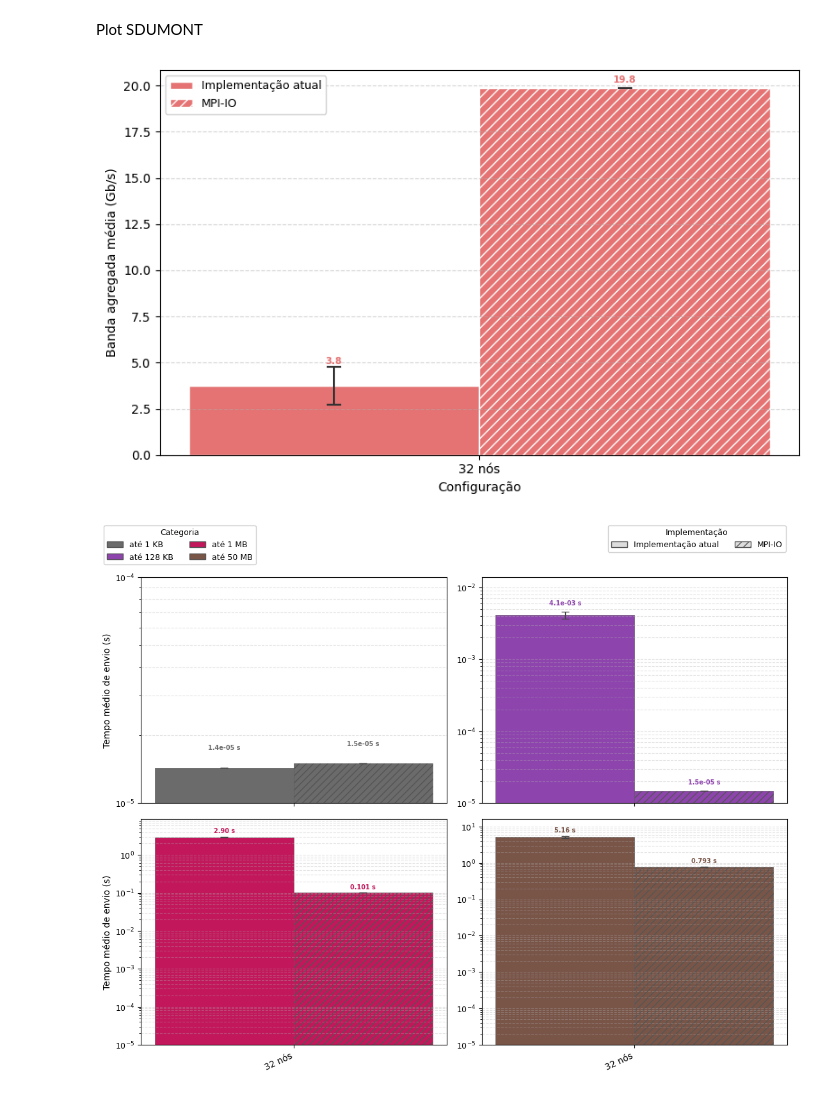
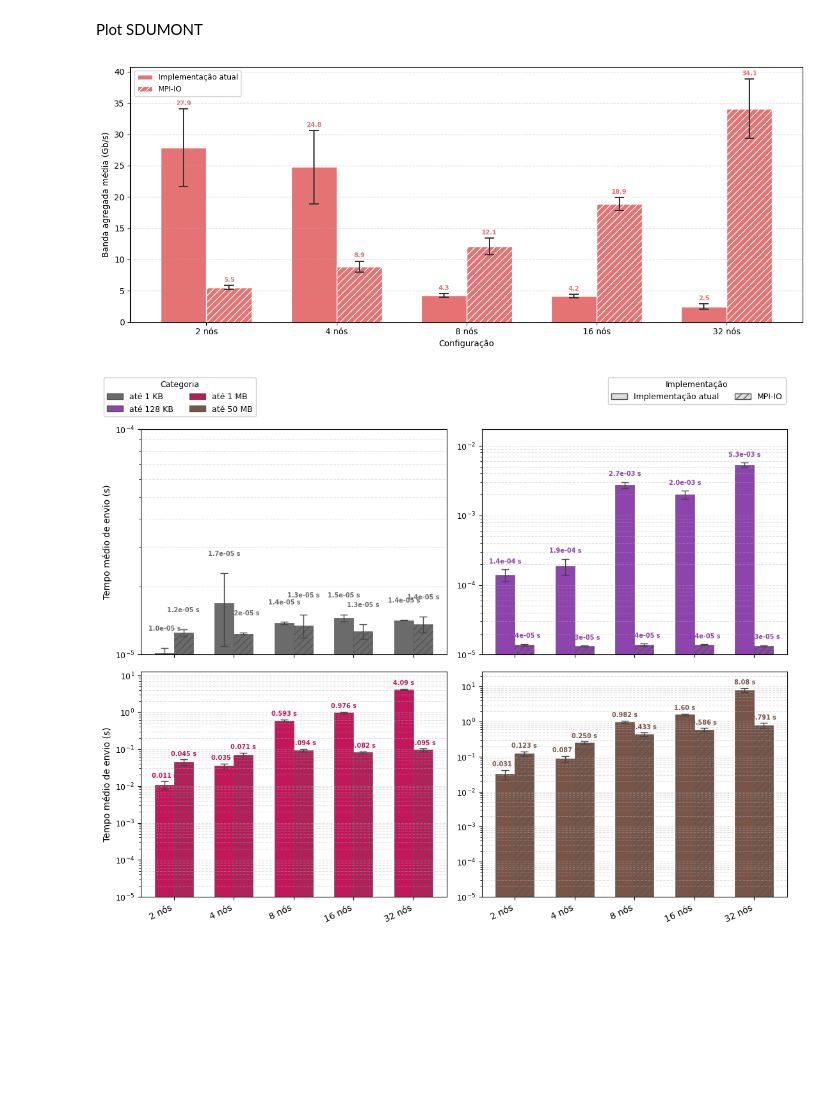
Before and after one commit to mbrcruz/PlotMPI, a Jupyter notebook: PlotResults/PlotResults.ipynb, the cells around one changed output. Saved outputs shown, nothing was run; the diff lists cells and outputs as text; code cells hidden in the pictures; blank space fills up the shorter version.

```diff
--- a/PlotResults/PlotResults.ipynb
+++ b/PlotResults/PlotResults.ipynb
@@ -261,24 +250,24 @@ Plot SDUMONT
 # %%
 from MyPlot import *
 import os
 import numpy as np
 import matplotlib.pyplot as plt
 
 
 p1 =  MyPlot(os.path.join(path_dados_sdumont, "2-Nodes"),
             2 , 24, numberScenario ,TypeEvaluation.JUST_SEND)
 
 exps_sdumont = [
     (os.path.join(path_dados_sdumont, "plot.csv"),      "Implementação atual"),
     (os.path.join(path_dados_sdumont_mpio, "plot.csv"), "MPI-IO"),
 ]
 
 
 # p1.plotIO(exps_sdumont)
-filters_nodes=[32]
+filters_nodes=[2,4,8,16,32]
 p1.plotBandwidth(exps_sdumont, "SDUMONT", filters_nodes)
 p1.plotBlocks(exps_sdumont, "SDUMONT",filters_nodes)
 p1.plotExecutionTime(exps_sdumont, "SDUMONT",filters_nodes)
 # %% [output]
-[figure, old version]
+[figure, new version]
-[figure, old version]
+[figure, new version]
```
Also changed, not shown: parts of 12 cells of this notebook, 1 other file.
